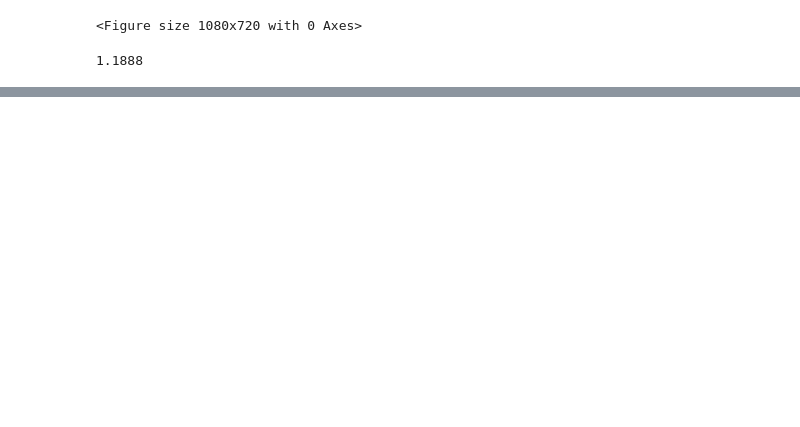
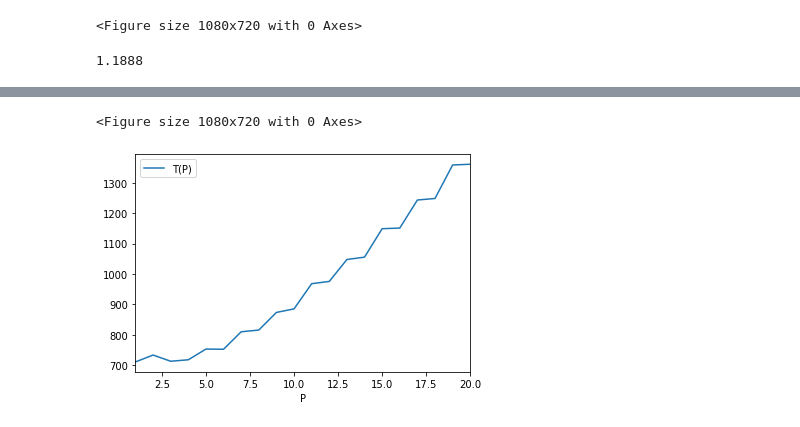
Before and after one commit to earendil94/FHPC_2019-2020, a Jupyter notebook: Assignements/fhpc_notebook_eq.ipynb, the cells around one changed output, grey strips where cells are left out. Drawn from its saved outputs; the diff is of its cells as text; code cells hidden in the pictures; blank space fills up the shorter version.

```diff
--- a/Assignements/fhpc_notebook_eq.ipynb
+++ b/Assignements/fhpc_notebook_eq.ipynb
@@ -120,0 +175,25 @@ for i in strong_df.N.unique():
+# %%
+#Weak Scalability Partial Sum: data related to N=10^8
+#We might observe this behaviour due to the increasing communication time,
+#which would have a lot of sense given our model
+
+df = pandas.read_csv('mpiPartialSumSerial_WEAK.csv',
+                     delimiter=";",
+                     float_precision='round_trip',
+                    names=['Rank', 'P', 'T(P)','N'])
+
+idx = df.groupby(['N','P'])['T(P)'].transform(max) == df['T(P)']
+weak_df = df[idx]
+
+#print(weak_df)
+
+
+counter = 0
+fh = figure(figsize=(15,10))
+fh.suptitle("Weak Scaling")
+
+weak_df.plot(x='P',y='T(P)')
+savefig("weakScalingSum.png")
+# %% [output]
+<Figure size 1080x720 with 0 Axes>
+[figure, added]
```
Also changed, not shown: parts of 5 cells of this notebook, 13 other files.
